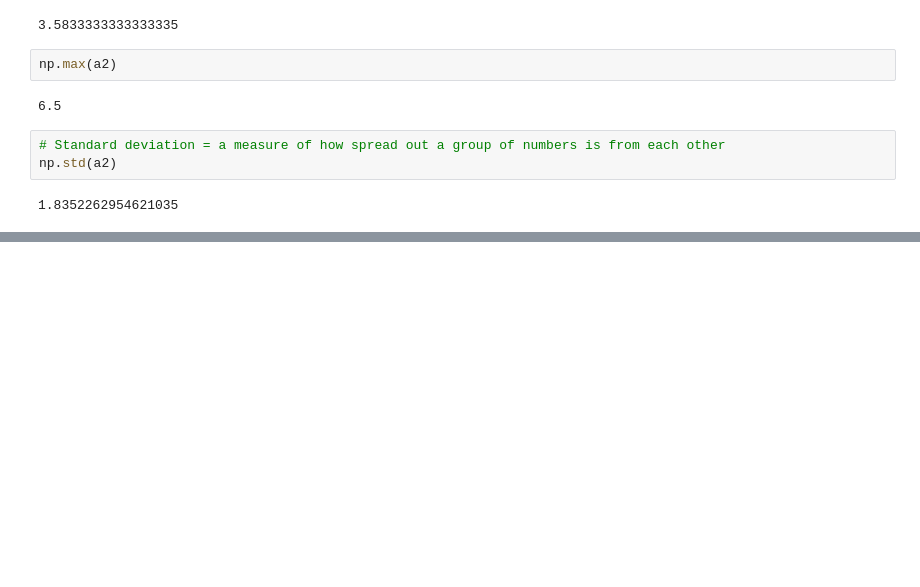
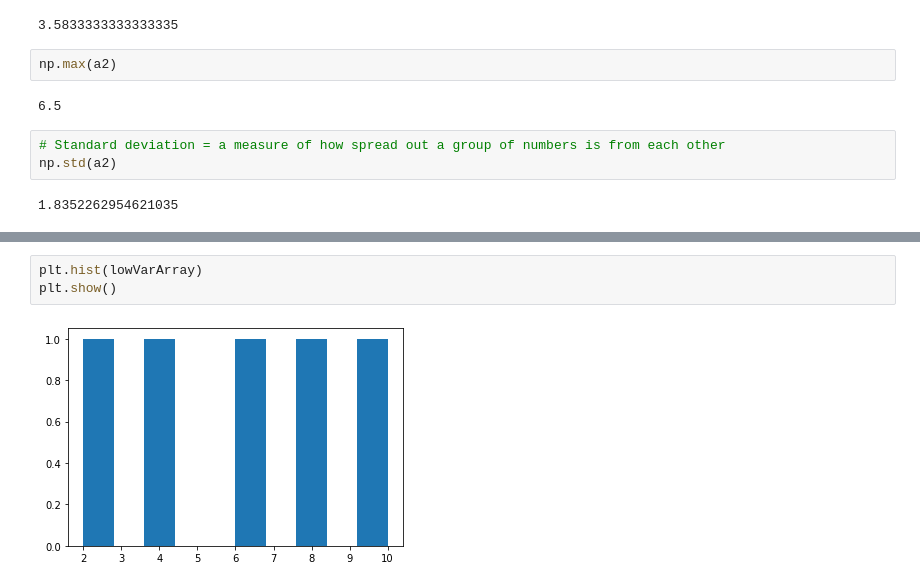
Before and after one commit to akshatz/dataScienceTutorial, a Jupyter notebook: introductionToNumpy.ipynb, the cells around one changed output, grey strips where cells are left out. Drawn from its saved outputs; the diff is of its cells as text; blank space fills up the shorter version.

```diff
--- a/introductionToNumpy.ipynb
+++ b/introductionToNumpy.ipynb
@@ -391,0 +415,5 @@ np.sqrt(np.var(a2))
+# %%
+plt.hist(lowVarArray)
+plt.show()
+# %% [output]
+[figure, added]
```
Also changed, not shown: parts of 7 cells of this notebook.
